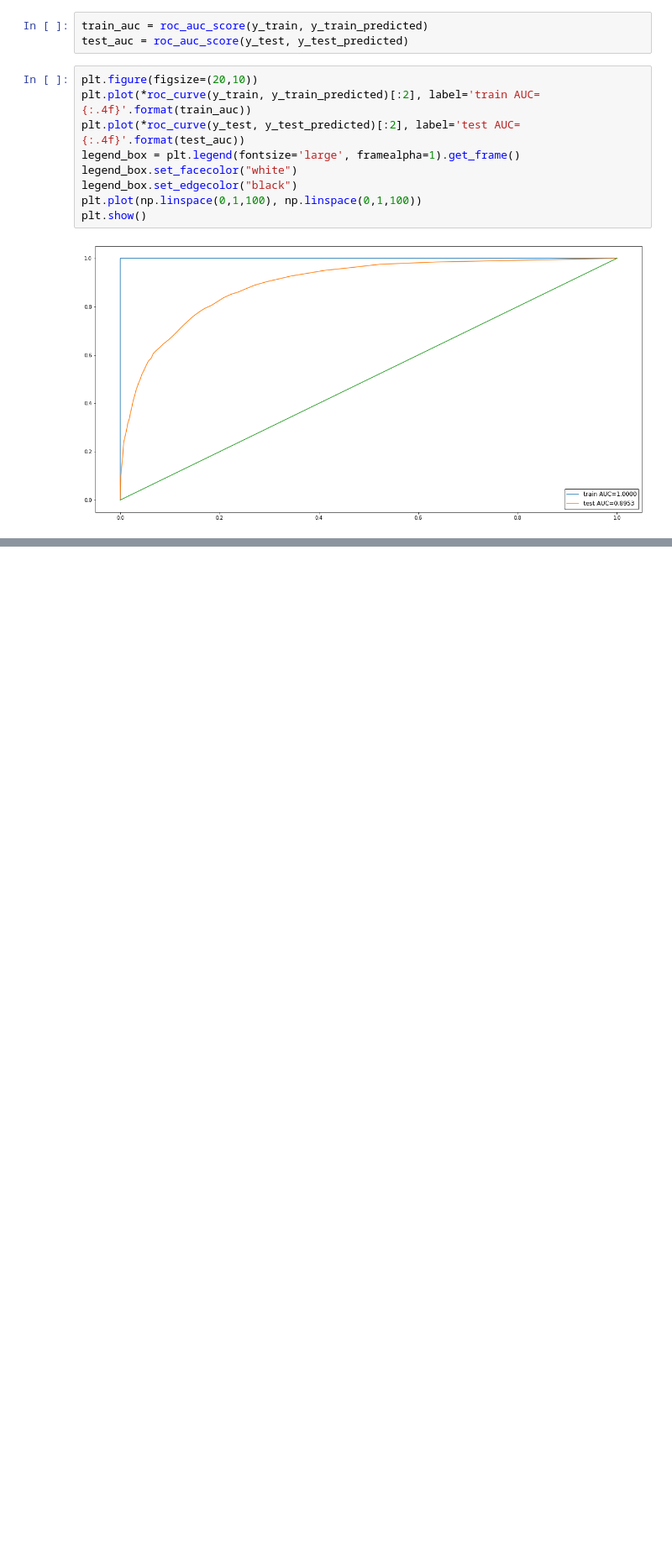
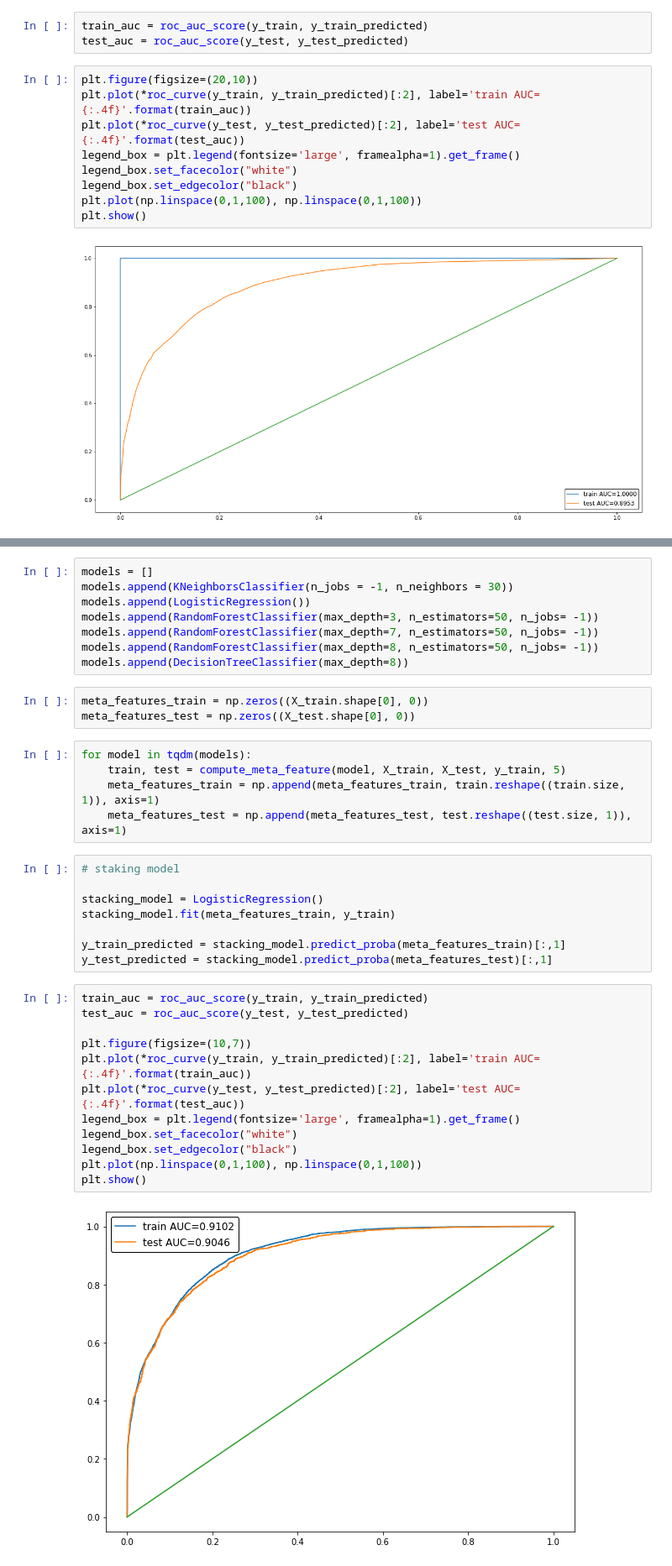
Before and after one commit to SlipShabby/DLSchool, a Jupyter notebook: DL_autumn2021/DL_intermediate/model_selection.ipynb, the cells around one changed output, grey strips where cells are left out. Shown at 84% size. Cells and saved outputs as stored; diff of their text form; blank space fills up the shorter version.

Commit message:
model optimization

```diff
--- a/DL_autumn2021/DL_intermediate/model_selection.ipynb
+++ b/DL_autumn2021/DL_intermediate/model_selection.ipynb
@@ -372,0 +392,38 @@ plt.show()
+# %%
+models = []
+models.append(KNeighborsClassifier(n_jobs = -1, n_neighbors = 30))
+models.append(LogisticRegression())
+models.append(RandomForestClassifier(max_depth=3, n_estimators=50, n_jobs= -1))
+models.append(RandomForestClassifier(max_depth=7, n_estimators=50, n_jobs= -1))
+models.append(RandomForestClassifier(max_depth=8, n_estimators=50, n_jobs= -1))
+models.append(DecisionTreeClassifier(max_depth=8))
+# %%
+meta_features_train = np.zeros((X_train.shape[0], 0))
+meta_features_test = np.zeros((X_test.shape[0], 0))
+# %%
+for model in tqdm(models):
+    train, test = compute_meta_feature(model, X_train, X_test, y_train, 5)
+    meta_features_train = np.append(meta_features_train, train.reshape((train.size, 1)), axis=1)
+    meta_features_test = np.append(meta_features_test, test.reshape((test.size, 1)), axis=1)
+# %%
+# staking model
+
+stacking_model = LogisticRegression()
+stacking_model.fit(meta_features_train, y_train)
+
+y_train_predicted = stacking_model.predict_proba(meta_features_train)[:,1]
+y_test_predicted = stacking_model.predict_proba(meta_features_test)[:,1]
+# %%
+train_auc = roc_auc_score(y_train, y_train_predicted)
+test_auc = roc_auc_score(y_test, y_test_predicted)
+
+plt.figure(figsize=(10,7))
+plt.plot(*roc_curve(y_train, y_train_predicted)[:2], label='train AUC={:.4f}'.format(train_auc))
+plt.plot(*roc_curve(y_test, y_test_predicted)[:2], label='test AUC={:.4f}'.format(test_auc))
+legend_box = plt.legend(fontsize='large', framealpha=1).get_frame()
+legend_box.set_facecolor("white")
+legend_box.set_edgecolor("black")
+plt.plot(np.linspace(0,1,100), np.linspace(0,1,100))
+plt.show()
+# %% [output]
+[figure, added]
```
Also changed, not shown: parts of 14 cells of this notebook.
